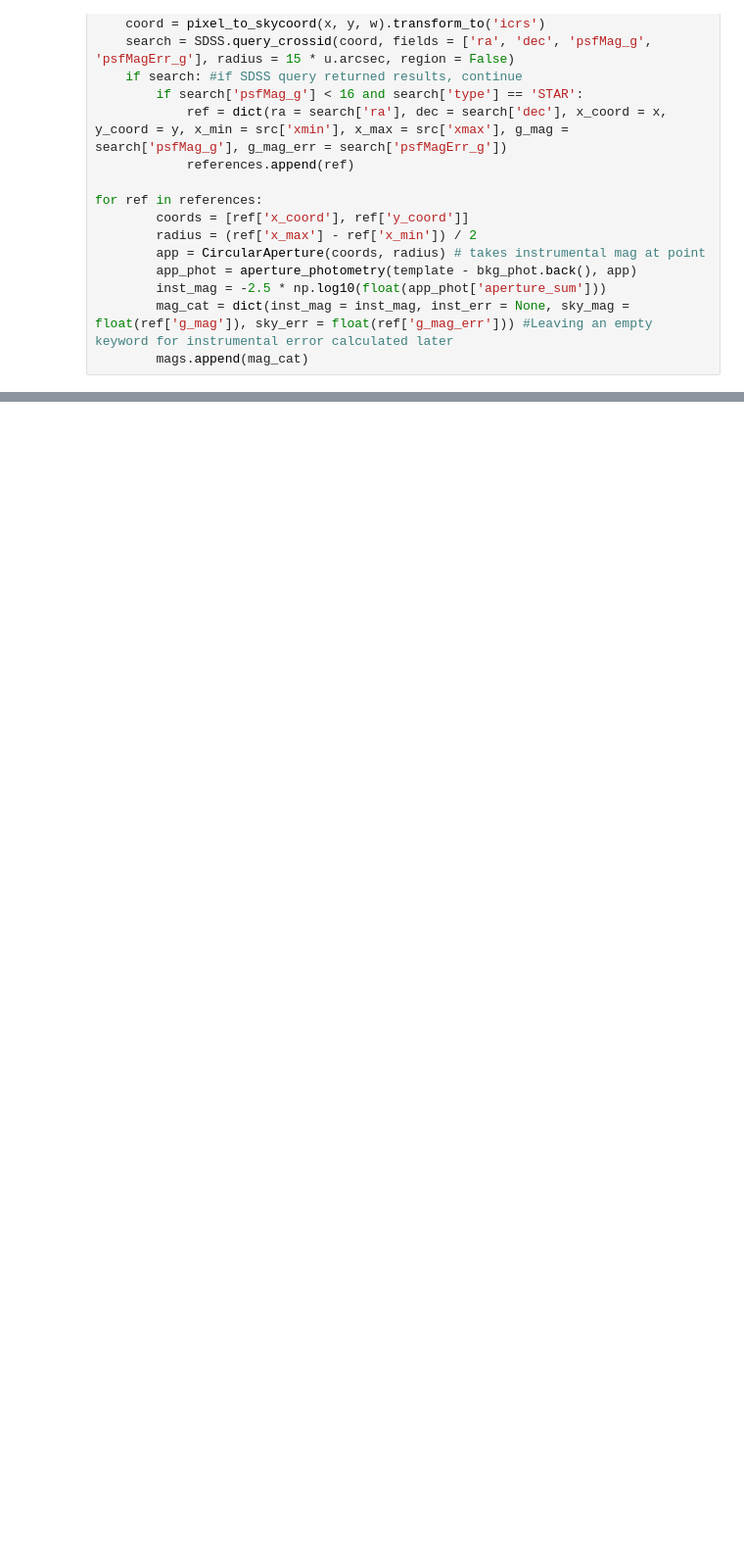
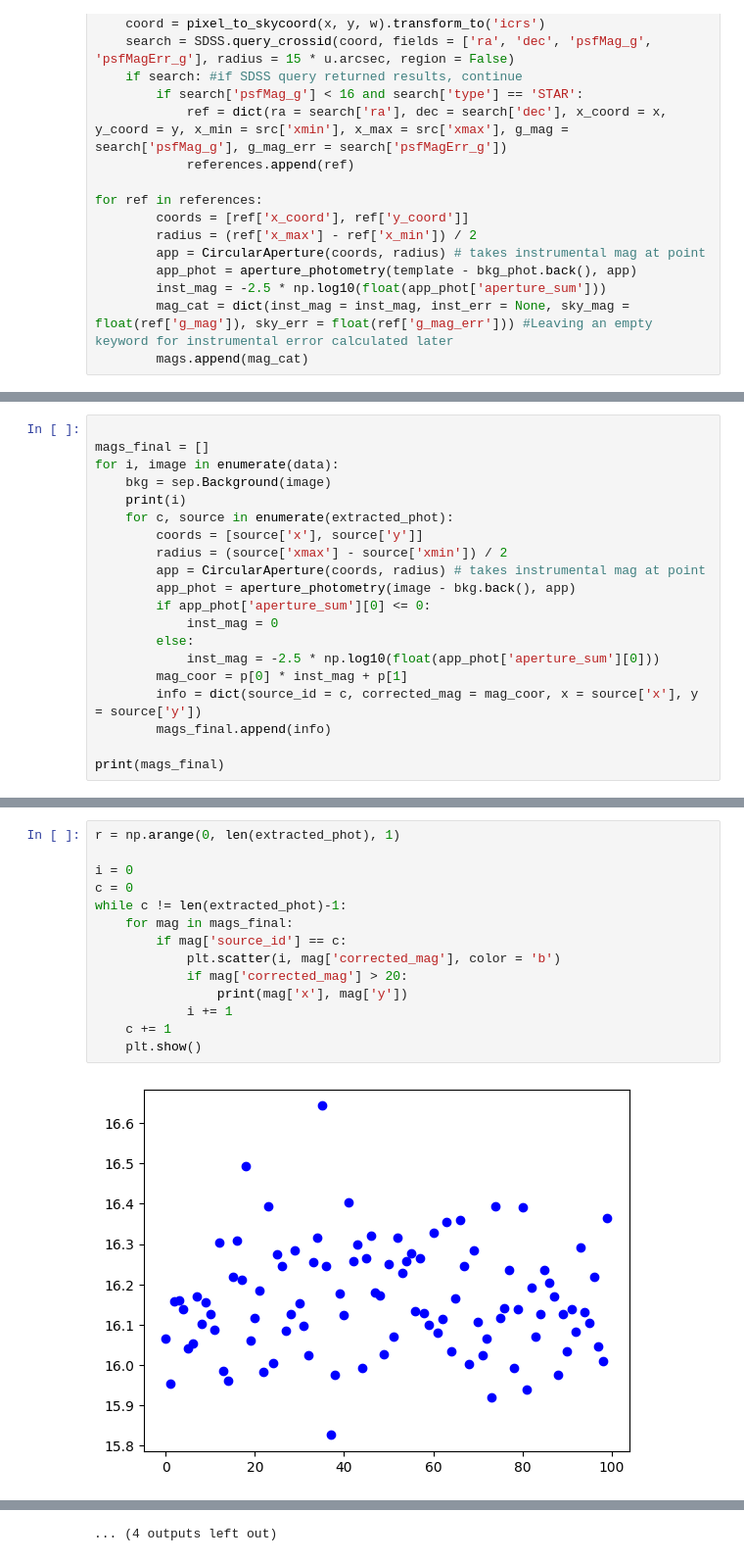
Before and after one commit to Sewhitebook/TRIPP-Pipeline, a Jupyter notebook: photometry_WIP.ipynb, the cells around one changed output, grey strips where cells are left out. Shown: that part at 98% size. Cells and saved outputs as stored; diff of their text form; blank space fills up the shorter version.

```diff
--- a/photometry_WIP.ipynb
+++ b/photometry_WIP.ipynb
@@ -74,0 +79,20 @@ plt.show()
+# %%
+
+mags_final = []
+for i, image in enumerate(data):
+    bkg = sep.Background(image)
+    print(i)
+    for c, source in enumerate(extracted_phot):
+        coords = [source['x'], source['y']]
+        radius = (source['xmax'] - source['xmin']) / 2
+        app = CircularAperture(coords, radius) # takes instrumental mag at point
+        app_phot = aperture_photometry(image - bkg.back(), app)
+        if app_phot['aperture_sum'][0] <= 0:
+            inst_mag = 0
+        else:
+            inst_mag = -2.5 * np.log10(float(app_phot['aperture_sum'][0]))
+        mag_coor = p[0] * inst_mag + p[1]
+        info = dict(source_id = c, corrected_mag = mag_coor, x = source['x'], y = source['y'])
+        mags_final.append(info)
+
+print(mags_final)
@@ -74,0 +126,16 @@ plt.show()
+# %%
+r = np.arange(0, len(extracted_phot), 1)
+
+i = 0
+c = 0
+while c != len(extracted_phot)-1:
+    for mag in mags_final:
+        if mag['source_id'] == c:
+            plt.scatter(i, mag['corrected_mag'], color = 'b')
+            if mag['corrected_mag'] > 20:
+                print(mag['x'], mag['y'])
+            i += 1
+    c += 1
+    plt.show()
+# %% [output]
+[figure, added]
@@ -74,0 +186 @@ plt.show()
+... (4 outputs left out)
```
Also changed, not shown: parts of 5 cells of this notebook, 1 other file.
